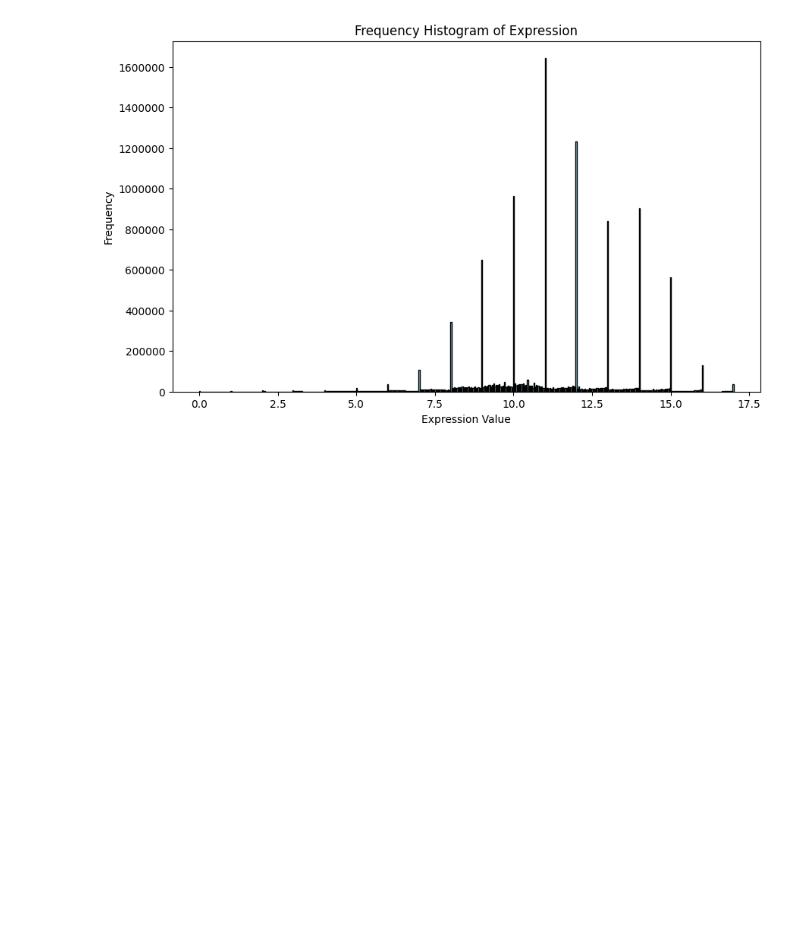
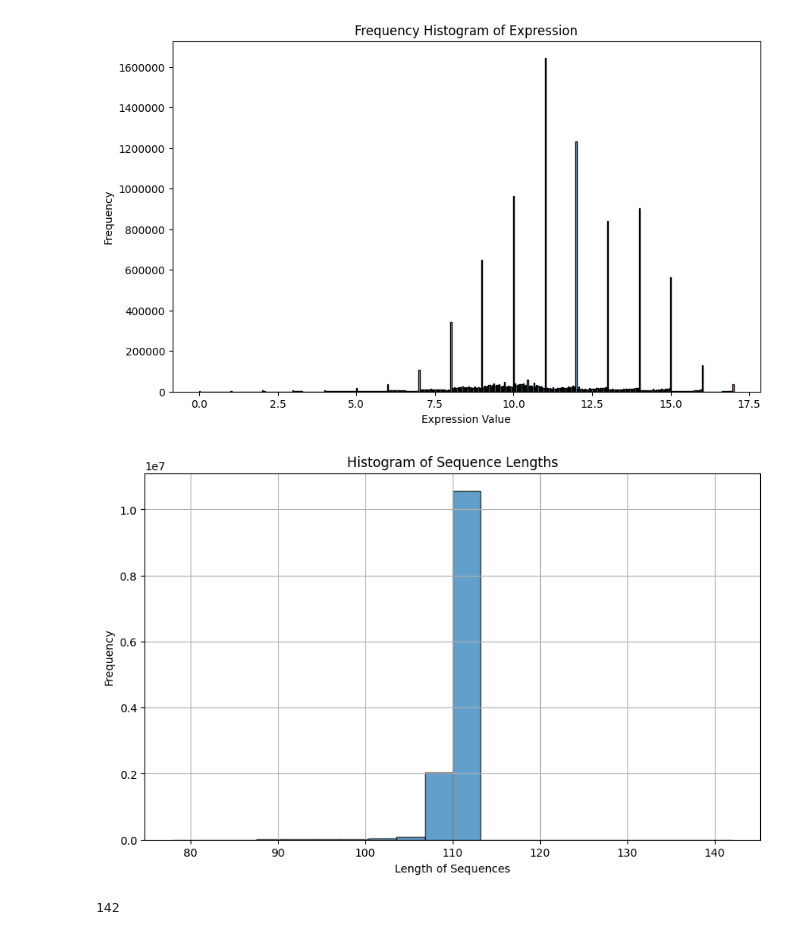
Before and after one commit to bigfoot1144/bio-ml, a Jupyter notebook: dream_challenge/dream_explore.ipynb, the cells around one changed output. Cells and saved outputs as stored; diff of their text form; code cells hidden in the pictures; blank space fills up the shorter version.

Commit message:
add transform dataset also add train baseline for input

```diff
--- a/dream_challenge/dream_explore.ipynb
+++ b/dream_challenge/dream_explore.ipynb
@@ -25,3 +26,34 @@ plt.gca().yaxis.set_major_formatter(ticker.StrMethodFormatter('{x:.0f}'))
 plt.show()
 # %% [output]
 [figure]
+# %%
+import polars as pl
+import matplotlib.pyplot as plt
+
+# Load data
+df = pl.read_csv("dream_train.csv")
+
+# 1. Histogram of sequence lengths
+# Add sequence length column
+df = df.with_columns(
+    pl.col("sequence").str.len_bytes().alias("length")
+)
+
+# Plot histogram
+plt.figure(figsize=(10, 6))
+plt.hist(df["length"].to_numpy().flatten(), bins=20, edgecolor='black', alpha=0.7)
+plt.title("Histogram of Sequence Lengths")
+plt.xlabel("Length of Sequences")
+plt.ylabel("Frequency")
+plt.grid(True)
+plt.show()
+# %% [output]
+[figure, added]
+# %%
+# Get count of each sequence length category
+length_counts = df["length"].value_counts()
+
+max_size = length_counts["length"].sort()[-1]
+max_size
+# %% [output]
+142
```
Also changed, not shown: parts of 2 cells of this notebook, 4 other files.
